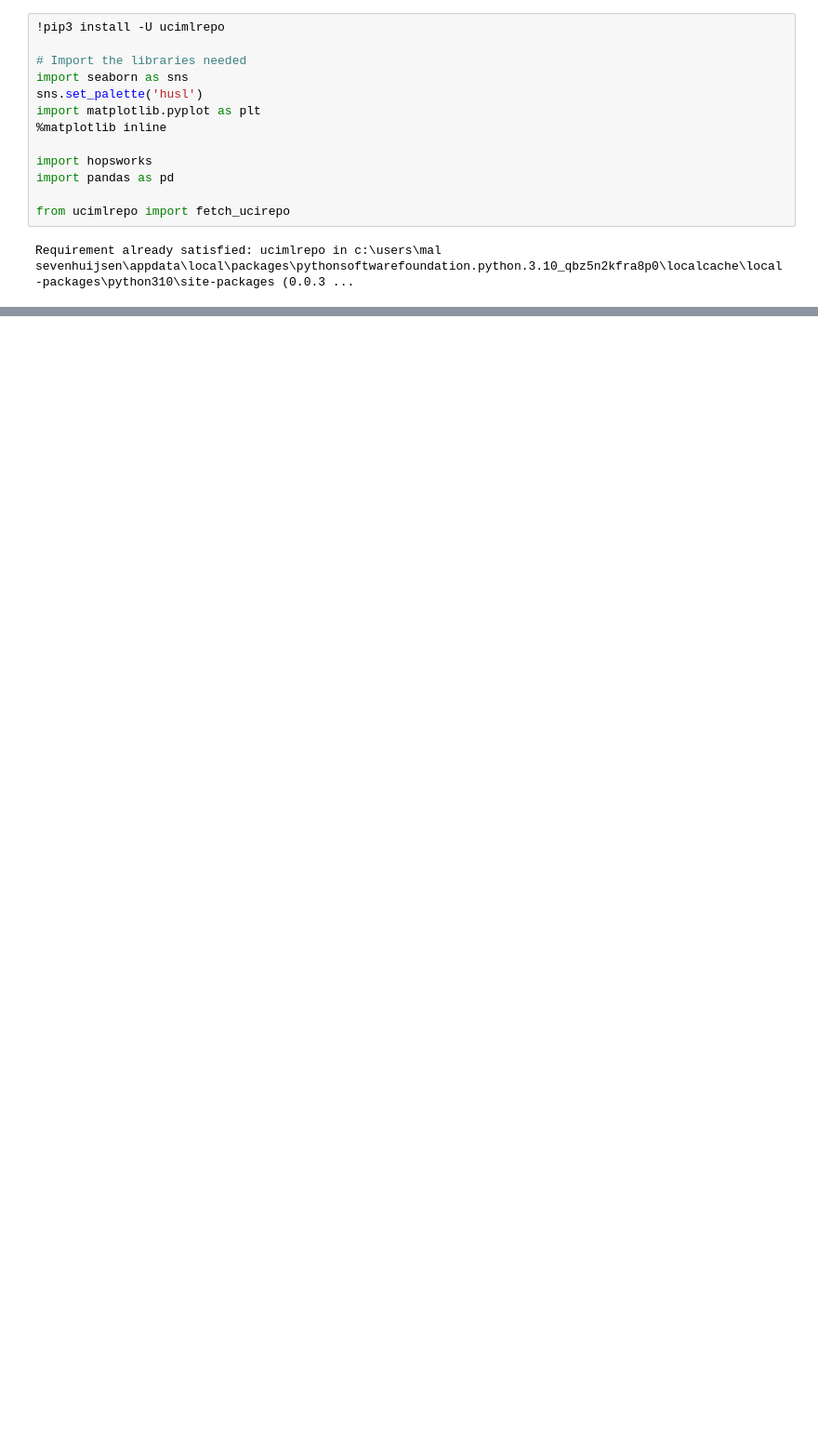
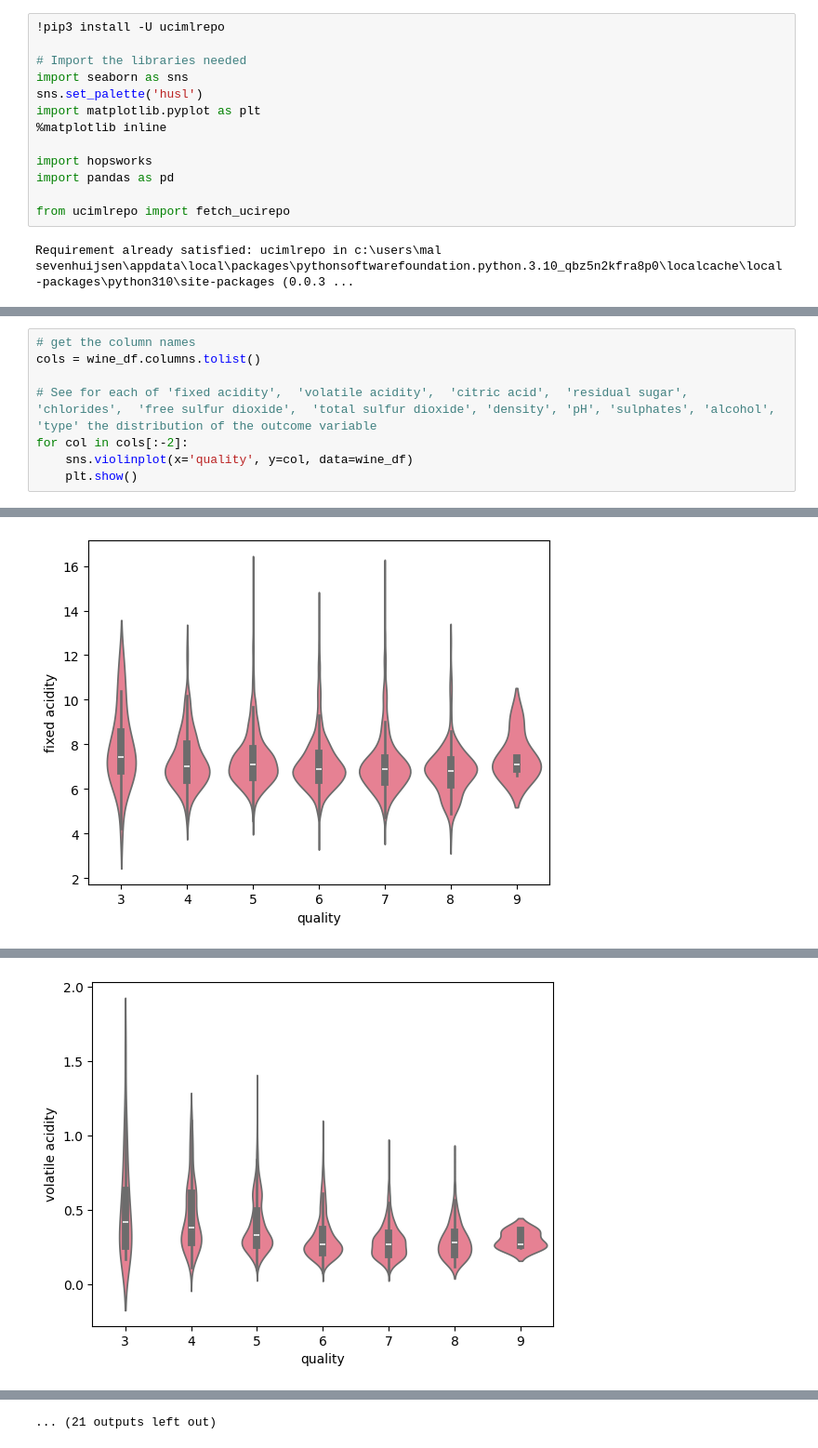
Before and after one commit to SevenhuijsenM/lab1-wine, a Jupyter notebook: wine-backfill.ipynb, the cells around one changed output, grey strips where cells are left out. Shown at 93% size. Drawn from its saved outputs; the diff is of its cells as text; blank space fills up the shorter version.

```diff
--- a/wine-backfill.ipynb
+++ b/wine-backfill.ipynb
@@ -36,0 +122,9 @@ ConnectionError: Error connecting to server
+# %%
+# get the column names
+cols = wine_df.columns.tolist()
+
+# See for each of 'fixed acidity',  'volatile acidity',  'citric acid',  'residual sugar',  'chlorides',  'free sulfur dioxide',  'total sulfur dioxide', 'density', 'pH', 'sulphates', 'alcohol', 'type' the distribution of the outcome variable
+for col in cols[:-2]:
+    sns.violinplot(x='quality', y=col, data=wine_df)
+    plt.show()
+# %% [output]
@@ -36,0 +137 @@ ConnectionError: Error connecting to server
+[figure, added]
@@ -36,0 +144 @@ ConnectionError: Error connecting to server
+[figure, added]
@@ -36,0 +159 @@ ConnectionError: Error connecting to server
+... (21 outputs left out)
```
Also changed, not shown: parts of 10 cells of this notebook.
